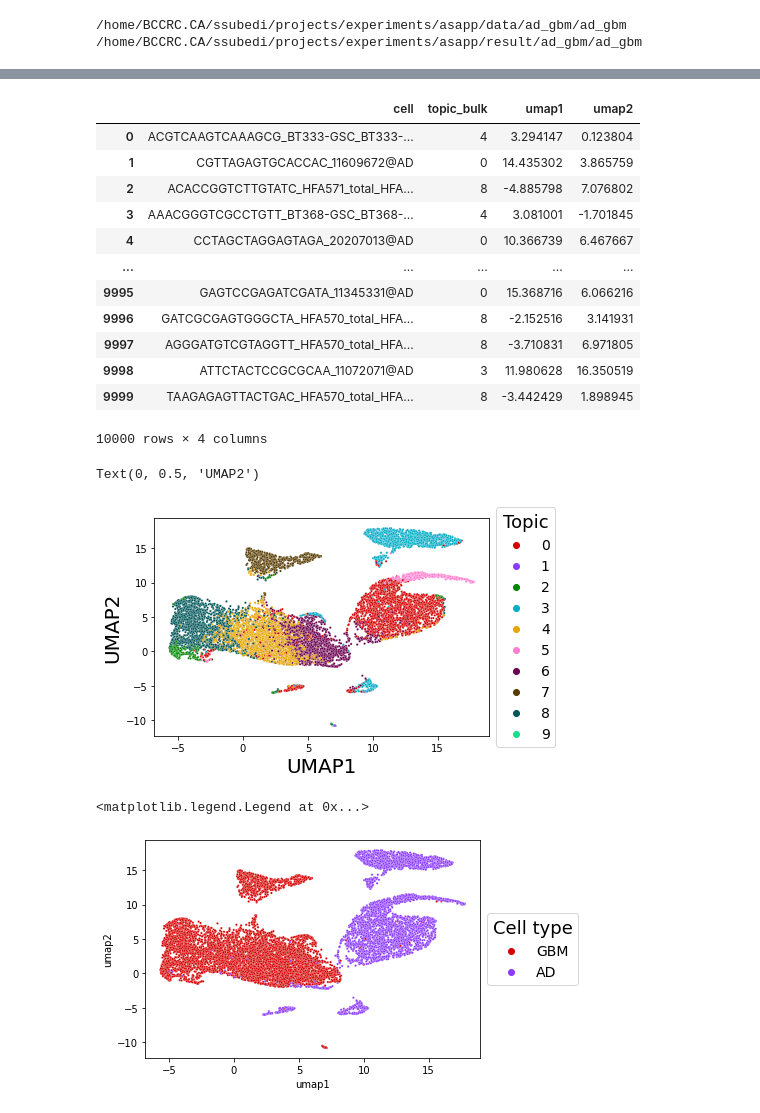
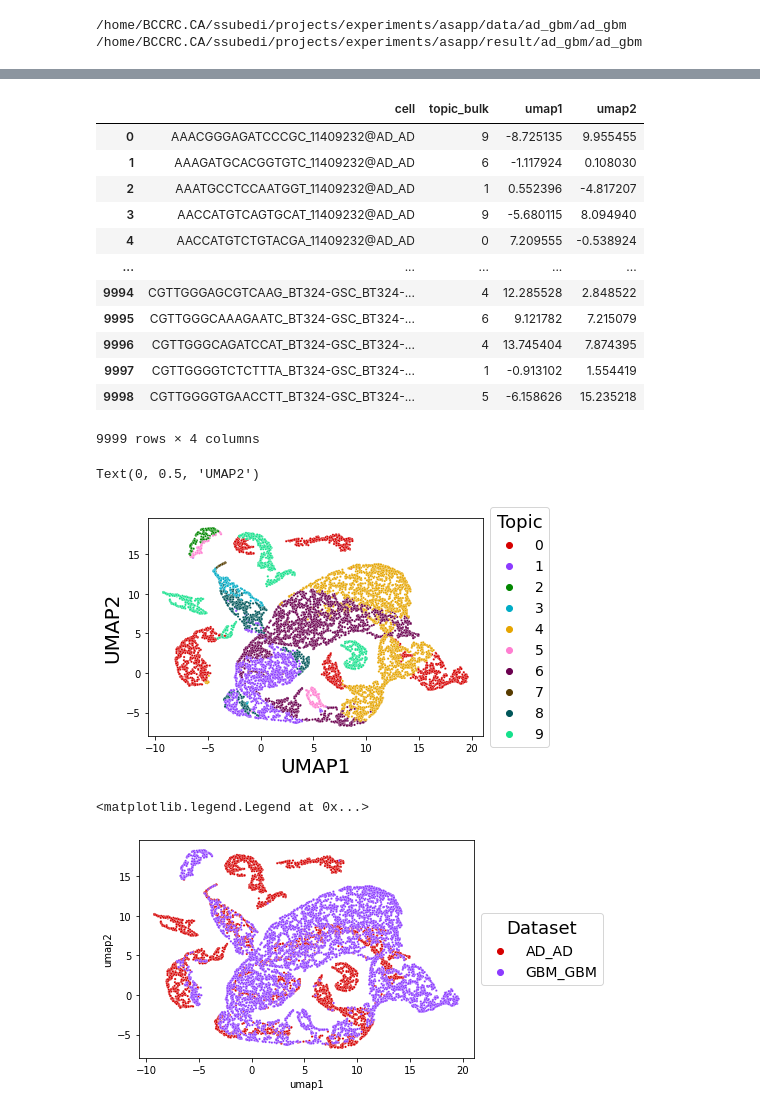
Before and after one commit to causalpathlab/asapp, a Jupyter notebook: examples/1_ad_gbm.ipynb, the cells around one changed output, grey strips where cells are left out. Cells and saved outputs as stored; diff of their text form; code cells hidden in the pictures.

```diff
--- a/examples/1_ad_gbm.ipynb
+++ b/examples/1_ad_gbm.ipynb
@@ -35,4 +44,4 @@ print(dl.outpath)
 /home/BCCRC.CA/ssubedi/projects/experiments/asapp/data/ad_gbm/ad_gbm
 /home/BCCRC.CA/ssubedi/projects/experiments/asapp/result/ad_gbm/ad_gbm
 # %%
-model = np.load(sample_out+'_dcnmf.npz')
+model = np.load(sample_out+'_10000_dcnmf.npz')
@@ -40,7 +51,7 @@ model = np.load(sample_out+'_dcnmf.npz')
 df_beta = pd.DataFrame(model['beta'].T)
 df_beta.columns = ['gene_'+str(x) for x in range(len(dl.genes))]
 df_theta = pd.DataFrame(model['corr'])
-df_theta.index = dl.barcodes
+df_theta.index = model['barcodes']
 # %%
 df_top = topics.get_topic_top_genes(df_beta.iloc[:,:],top_n=10)
 df_top = df_top.pivot(index='Topic',columns='Gene',values='Proportion')
@@ -55,7 +66,7 @@ from sklearn.cluster import KMeans
 from sklearn.preprocessing import StandardScaler
 
 df_umap= pd.DataFrame()
-df_umap['cell'] = dl.barcodes
+df_umap['cell'] = model['barcodes']
 # df_umap['topic_bulk'] = [x for x in df_theta.iloc[:,:].idxmax(axis=1)]
 
 scaler = StandardScaler()
@@ -72,18 +83,18 @@ df_umap
 # df_umap.columns = ['cell','umap1','umap2']
 # %% [output]
 |  | cell | topic_bulk | umap1 | umap2 |
-| 0 | ACGTCAAGTCAAAGCG_BT333-GSC_BT333-... | 4 | 3.294147 | 0.123804 |
-| 1 | CGTTAGAGTGCACCAC_11609672@AD | 0 | 14.435302 | 3.865759 |
-| 2 | ACACCGGTCTTGTATC_HFA571_total_HFA... | 8 | -4.885798 | 7.076802 |
-| 3 | AAACGGGTCGCCTGTT_BT368-GSC_BT368-... | 4 | 3.081001 | -1.701845 |
-| 4 | CCTAGCTAGGAGTAGA_20207013@AD | 0 | 10.366739 | 6.467667 |
+| 0 | AAACGGGAGATCCCGC_11409232@AD_AD | 9 | -8.725135 | 9.955455 |
+| 1 | AAAGATGCACGGTGTC_11409232@AD_AD | 6 | -1.117924 | 0.108030 |
+| 2 | AAATGCCTCCAATGGT_11409232@AD_AD | 1 | 0.552396 | -4.817207 |
+| 3 | AACCATGTCAGTGCAT_11409232@AD_AD | 9 | -5.680115 | 8.094940 |
+| 4 | AACCATGTCTGTACGA_11409232@AD_AD | 0 | 7.209555 | -0.538924 |
 | ... | ... | ... | ... | ... |
-| 9995 | GAGTCCGAGATCGATA_11345331@AD | 0 | 15.368716 | 6.066216 |
-| 9996 | GATCGCGAGTGGGCTA_HFA570_total_HFA... | 8 | -2.152516 | 3.141931 |
-| 9997 | AGGGATGTCGTAGGTT_HFA570_total_HFA... | 8 | -3.710831 | 6.971805 |
-| 9998 | ATTCTACTCCGCGCAA_11072071@AD | 3 | 11.980628 | 16.350519 |
-| 9999 | TAAGAGAGTTACTGAC_HFA570_total_HFA... | 8 | -3.442429 | 1.898945 |
+| 9994 | CGTTGGGAGCGTCAAG_BT324-GSC_BT324-... | 4 | 12.285528 | 2.848522 |
+| 9995 | CGTTGGGCAAAGAATC_BT324-GSC_BT324-... | 6 | 9.121782 | 7.215079 |
+| 9996 | CGTTGGGCAGATCCAT_BT324-GSC_BT324-... | 4 | 13.745404 | 7.874395 |
+| 9997 | CGTTGGGGTCTCTTTA_BT324-GSC_BT324-... | 1 | -0.913102 | 1.554419 |
+| 9998 | CGTTGGGGTGAACCTT_BT324-GSC_BT324-... | 5 | -6.158626 | 15.235218 |
-10000 rows × 4 columns
+9999 rows × 4 columns
 # %%
 cp = sns.color_palette(cc.glasbey_dark, n_colors=len(df_umap['topic_bulk'].unique()))
 p = sns.scatterplot(data=df_umap, x='umap1', y='umap2', hue='topic_bulk',s=5,palette=cp,legend=True)
@@ -93,12 +104,12 @@ p.set_xlabel("UMAP1",fontsize=20)
 p.set_ylabel("UMAP2",fontsize=20)
 # %% [output]
 Text(0, 0.5, 'UMAP2')
-[figure, old version]
+[figure, new version]
 # %%
 df_umap['batch'] = [x.split('@')[1]for x in df_umap['cell']]
 cp = sns.color_palette(cc.glasbey_dark, n_colors=len(df_umap['batch'].unique()))
 p = sns.scatterplot(data=df_umap, x='umap1', y='umap2', hue='batch',s=5,palette=cp,legend=True)
-plt.legend(title='Cell type',title_fontsize=18, fontsize=14,loc='center left', bbox_to_anchor=(1, 0.5))
+plt.legend(title='Dataset',title_fontsize=18, fontsize=14,loc='center left', bbox_to_anchor=(1, 0.5))
 # %% [output]
 <matplotlib.legend.Legend at 0x...>
-[figure, old version]
+[figure, new version]
```
Also changed, not shown: parts of 3 cells of this notebook, 6 other files.
